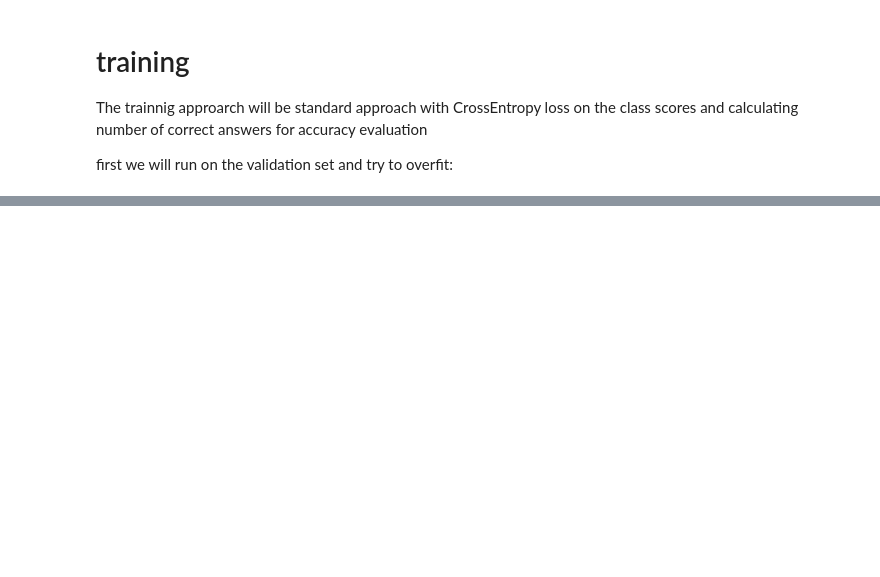
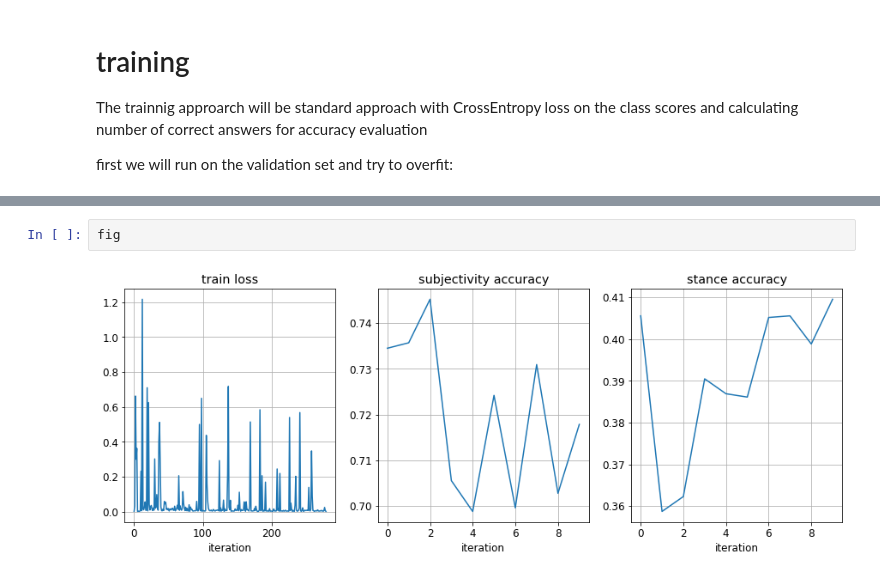
Before and after one commit to youseft42/AI_project, a Jupyter notebook: our_notebook.ipynb, the cells around one changed output, grey strips where cells are left out. Drawn from its saved outputs; the diff is of its cells as text; blank space fills up the shorter version.

```diff
--- a/our_notebook.ipynb
+++ b/our_notebook.ipynb
@@ -521,0 +314,4 @@ ax[2].plot(stance_accuracies); ax[2].set_title('stance accuracy'); ax[2].set_xla
+# %%
+fig
+# %% [output]
+[figure, added]
```
Also changed, not shown: parts of 53 cells of this notebook, 14 other files.
